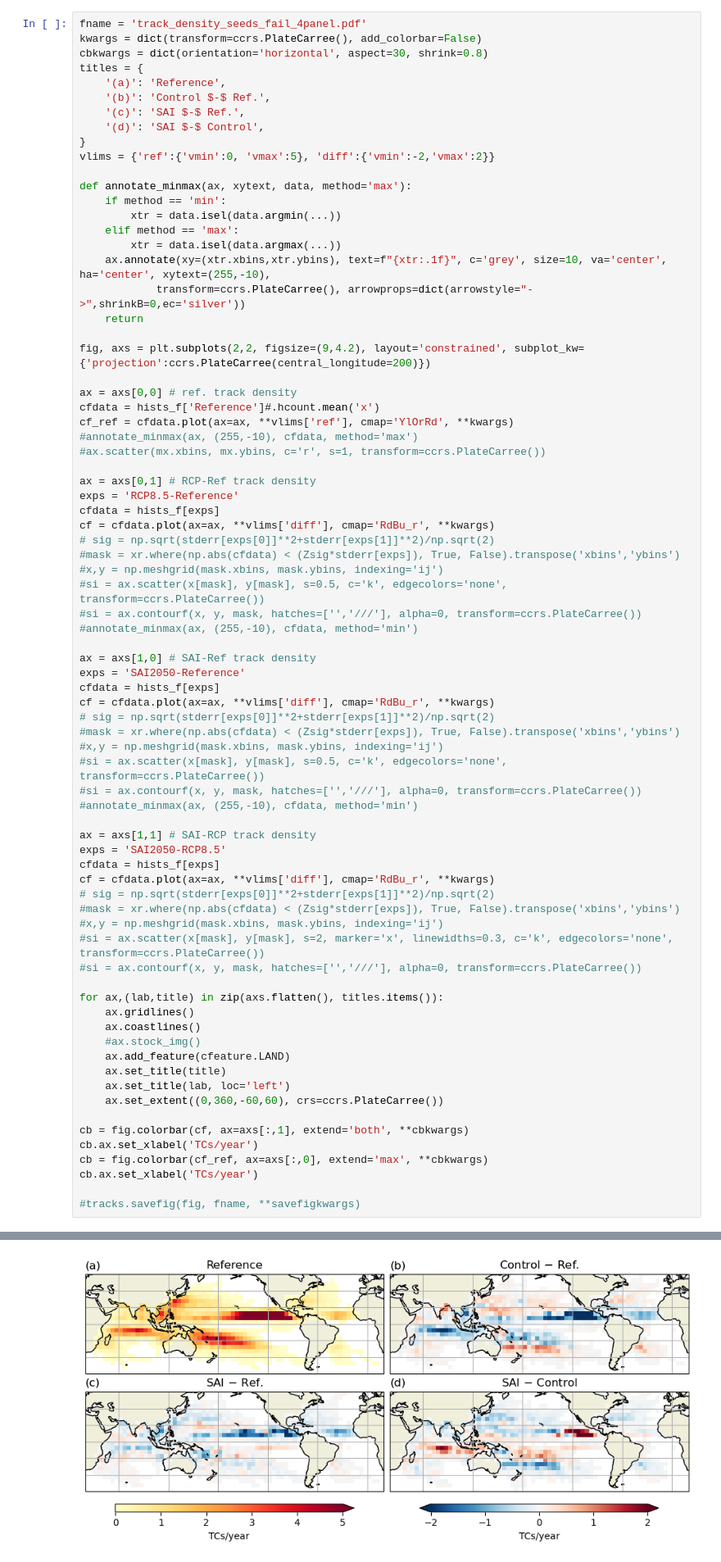
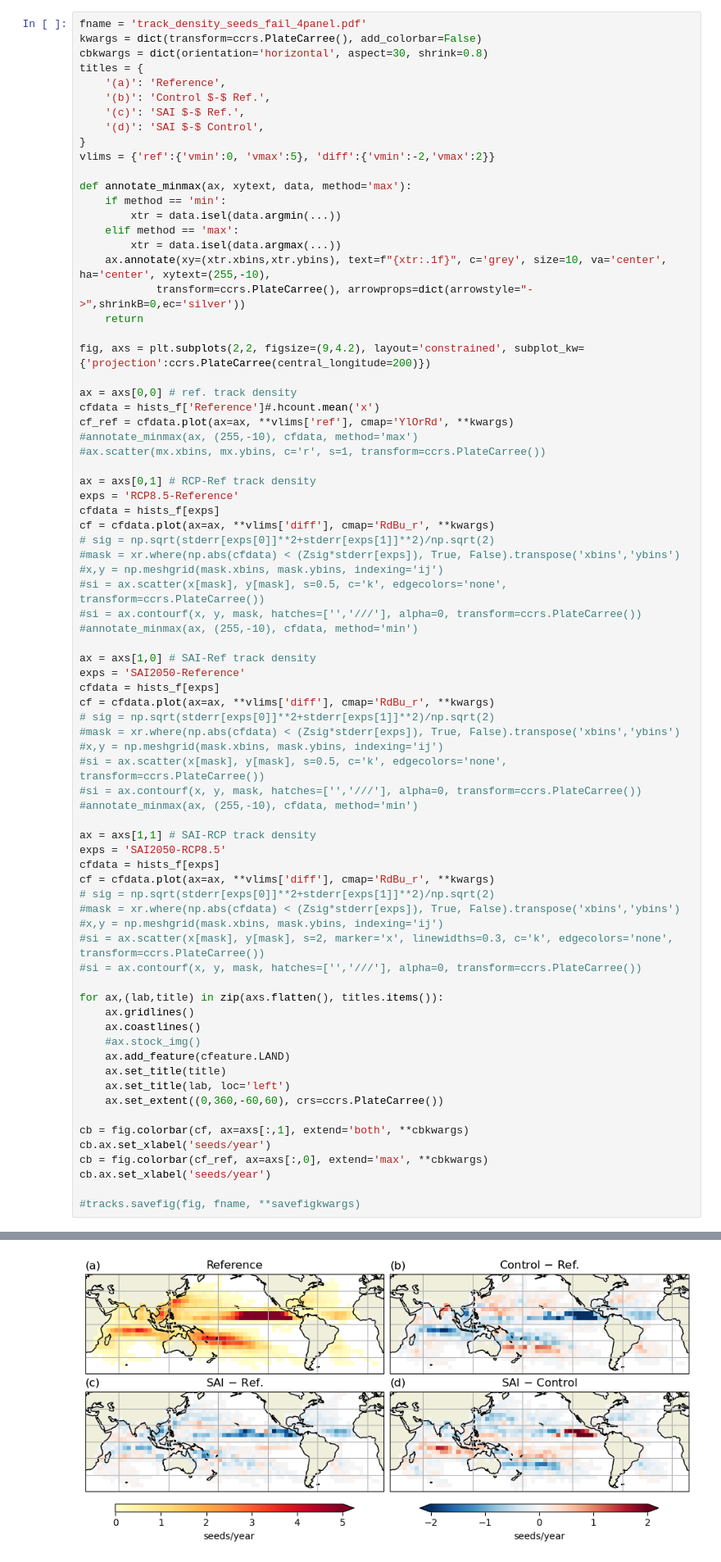
Before and after one commit to JdeJong96/TCs-under-SAI, a Jupyter notebook: analysis/notebooks/link_seeds_TCs.ipynb, the cells around one changed output, grey strips where cells are left out. Shown at 82% size. Cells and saved outputs as stored; diff of their text form.

```diff
--- a/analysis/notebooks/link_seeds_TCs.ipynb
+++ b/analysis/notebooks/link_seeds_TCs.ipynb
@@ -326,9 +326,9 @@ for ax,(lab,title) in zip(axs.flatten(), titles.items()):
     ax.set_extent((0,360,-60,60), crs=ccrs.PlateCarree())
 
 cb = fig.colorbar(cf, ax=axs[:,1], extend='both', **cbkwargs)
-cb.ax.set_xlabel('TCs/year')
+cb.ax.set_xlabel('seeds/year')
 cb = fig.colorbar(cf_ref, ax=axs[:,0], extend='max', **cbkwargs)
-cb.ax.set_xlabel('TCs/year')
+cb.ax.set_xlabel('seeds/year')
 
 #tracks.savefig(fig, fname, **savefigkwargs)
 # %% [output]
@@ -336,4 +336,4 @@ Text(0.5, 0, 'TCs/year')
-[figure, old version]
+[figure, new version]
 # %% [markdown]
 ### plot initial 48 hours of tracks
 # %%
```
Also changed, not shown: parts of 14 cells of this notebook, 1 other file.
